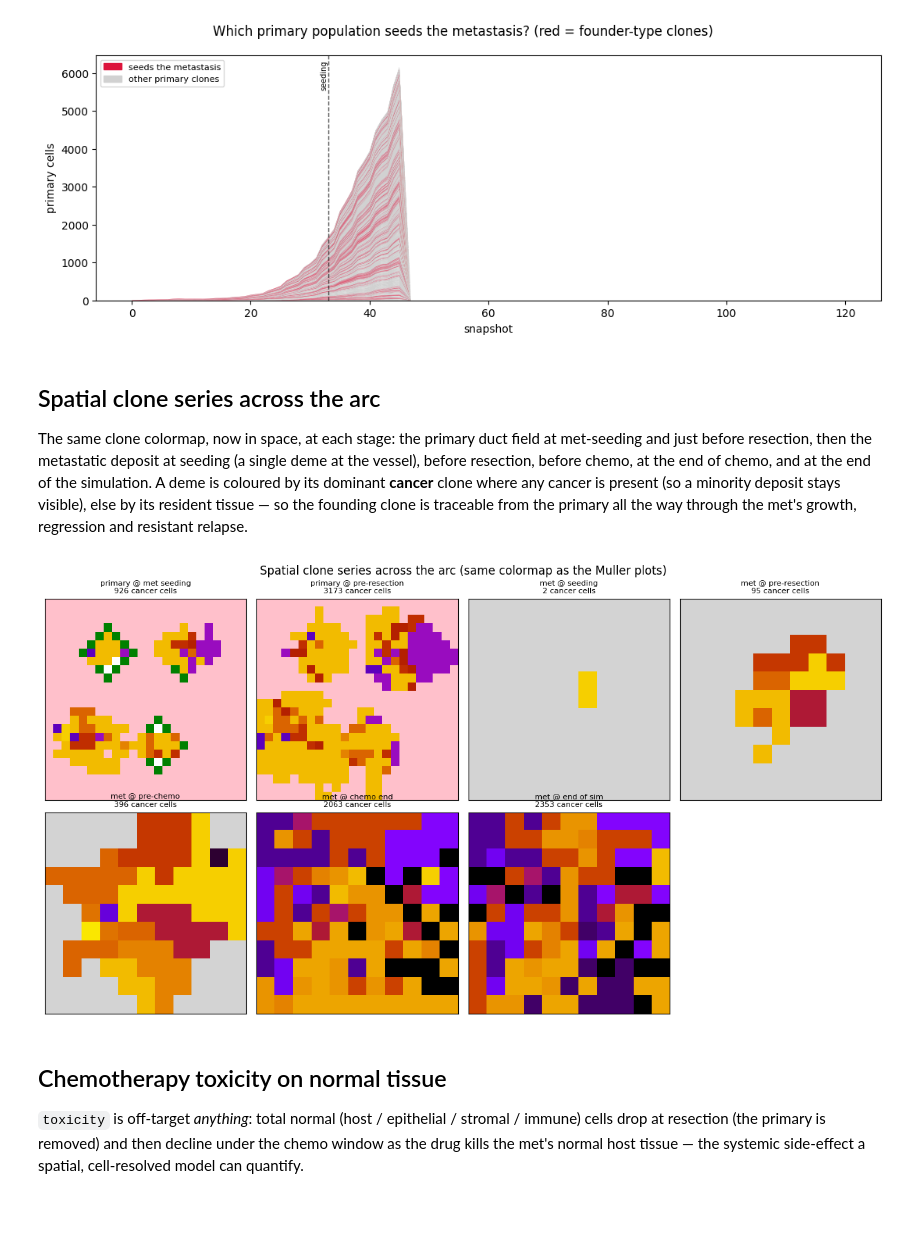
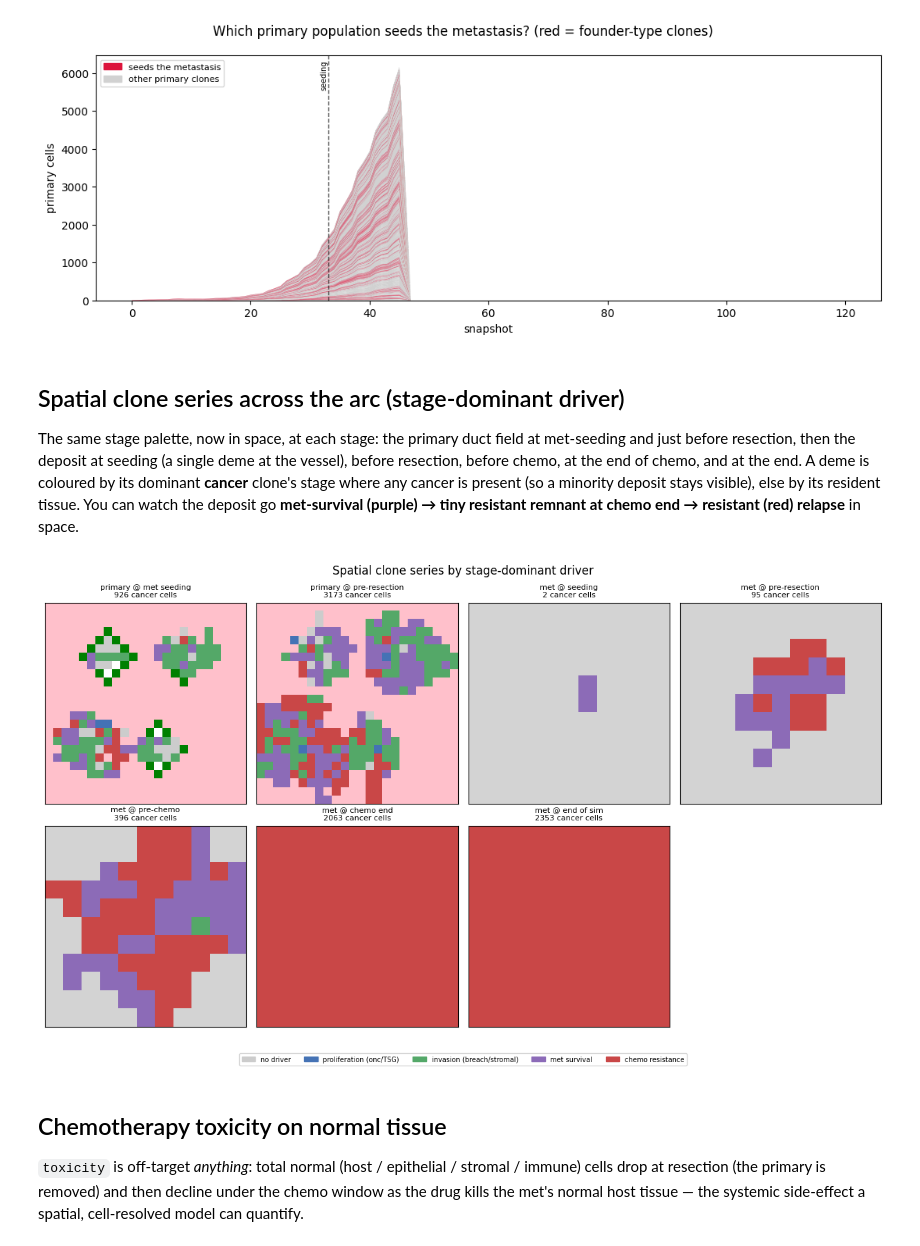
Before and after one commit to pedrofale/iscc, a Jupyter notebook: notebooks/metastasis.ipynb, the cells around one changed output. Drawn from its saved outputs; the diff is of its cells as text; code cells hidden in the pictures; blank space fills up the shorter version.

```diff
--- a/notebooks/metastasis.ipynb
+++ b/notebooks/metastasis.ipynb
@@ -64,27 +66,29 @@ plt.tight_layout(); plt.show()
 # %% [output]
 [figure]
 # %% [markdown]
-## Spatial clone series across the arc
-The same clone colormap, now in space, at each stage: the primary duct field at met-seeding and
-just before resection, then the metastatic deposit at seeding (a single deme at the vessel),
-before resection, before chemo, at the end of chemo, and at the end of the simulation. A deme is
-coloured by its dominant **cancer** clone where any cancer is present (so a minority deposit stays
-visible), else by its resident tissue — so the founding clone is traceable from the primary all the
-way through the met's growth, regression and resistant relapse.
+## Spatial clone series across the arc (stage-dominant driver)
+The same stage palette, now in space, at each stage: the primary duct field at met-seeding and just
+before resection, then the deposit at seeding (a single deme at the vessel), before resection,
+before chemo, at the end of chemo, and at the end. A deme is coloured by its dominant **cancer**
+clone's stage where any cancer is present (so a minority deposit stays visible), else by its
+resident tissue. You can watch the deposit go **met-survival (purple) → tiny resistant remnant at
+chemo end → resistant (red) relapse** in space.
 # %%
 from iscc.tumor import viz
 panels = [('seeding', 'primary', 'primary @ met seeding'),
           ('pre_resection', 'primary', 'primary @ pre-resection'),
           ('seeding', 'met', 'met @ seeding'),
           ('pre_resection', 'met', 'met @ pre-resection'),
           ('pre_chemo', 'met', 'met @ pre-chemo'),
           ('chemo_end', 'met', 'met @ chemo end'),
           ('end', 'met', 'met @ end of sim')]
-viz.plot_clone_grid_series(t, panels, driver_map=t._functional_signatures(), min_freq=0.05, ncols=4)
-plt.suptitle('Spatial clone series across the arc (same colormap as the Muller plots)')
-plt.tight_layout(); plt.show()
+stage_colors, present = t._stage_colors()
+viz.plot_clone_grid_series(t, panels, clone_colors=stage_colors,
+                           color_legend=viz.stage_legend(present), ncols=4)
+plt.suptitle('Spatial clone series by stage-dominant driver')
+plt.tight_layout(rect=[0, 0.04, 1, 1]); plt.show()
 # %% [output]
-[figure, old version]
+[figure, new version]
 # %% [markdown]
 ## Chemotherapy toxicity on normal tissue
 `toxicity` is off-target *anything*: total normal (host / epithelial / stromal / immune) cells drop
```
Also changed, not shown: parts of 2 cells of this notebook, 3 other files.
